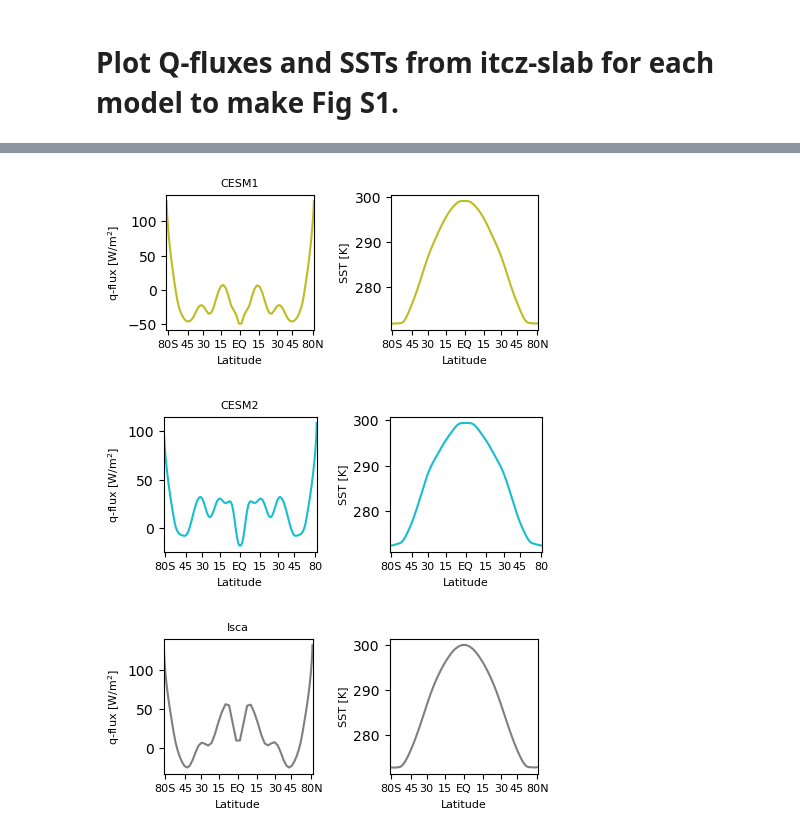
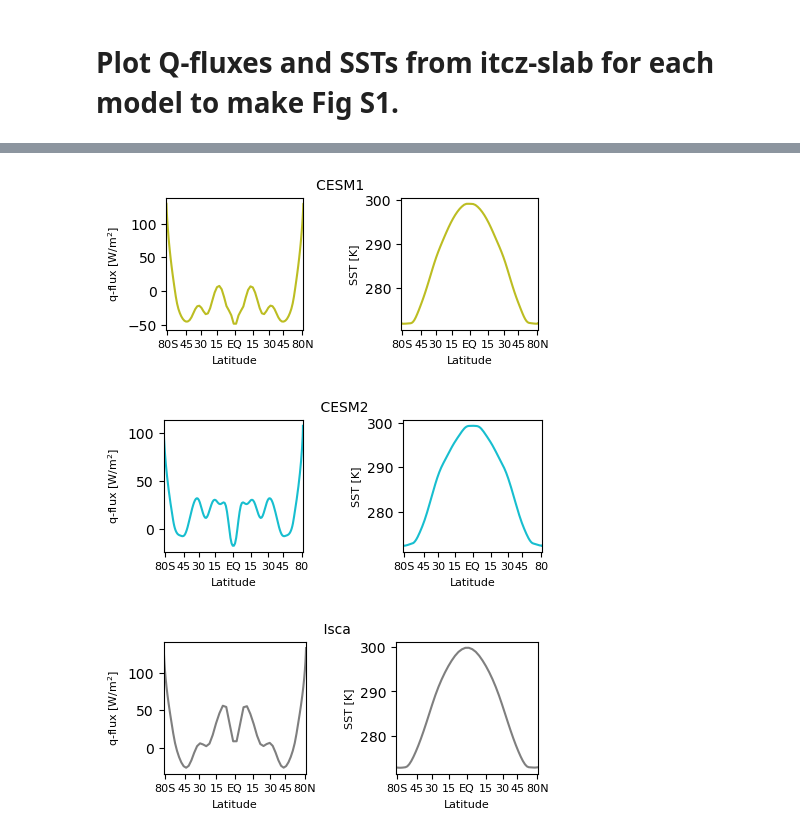
Before and after one commit to apendergrass/width-itcz-mip, a Jupyter notebook: plot-SST-F.ipynb, the cells around one changed output, grey strips where cells are left out. Cells and saved outputs as stored; diff of their text form; code cells hidden in the pictures.

```diff
--- a/plot-SST-F.ipynb
+++ b/plot-SST-F.ipynb
@@ -274,8 +274,8 @@ ctl_data = data[model][exp_plot_ctl]
     ax1.set_xticklabels(plot_xtick_labels,fontsize=8)
     ax1.set_xlabel("Latitude",fontsize=8)
 
-    ax1.set_title(thismodel,fontsize=8)
 
+    ax1.set_title(" "+thismodel,fontsize=10,loc="right",ha="left")
 
 
 
@@ -426,7 +415,7 @@ ds3 = xr.open_dataset("./data/CESM1/ctl-slab-sst.nc")
     ax1.set_xticklabels(plot_xtick_labels,fontsize=8)
     ax1.set_xlabel("Latitude",fontsize=8)
 
-    ax1.set_title(thismodel,fontsize=8)
+    ax1.set_title("   "+thismodel,fontsize=10,loc="right",ha="left")
 
 
 
@@ -496,7 +485,7 @@ ds3 = xr.open_dataset("./data/CESM1/ctl-slab-sst.nc")
 
     plt.savefig(os.path.join(fig_dir, "cesm1-qflux.eps"))
 # %% [output]
-[figure, old version]
+[figure, new version]
 # %%
 ds2 = xr.open_dataset("data/CESM2/qflux-uniform.nc")
 # %%
@@ -643,7 +632,7 @@ if var_plot is None:
 
     #axes[0].set_ylabel("Precipitation [mm day$^{-1}$]",fontsize=8)
 
-    ax1.set_title(thismodel,fontsize=8)
+    ax1.set_title("    "+thismodel,fontsize=10,loc="right",ha="left")
 
 
     axes[0].legend(fontsize=8, frameon=False)
@@ -662,34 +651,34 @@ if var_plot is None:
     #axes[0].set_ylabel("Precipitation [mm day$^{-1}$]",fontsize=8)
 
     for ax in axes[:]:
         for line in ax.lines:
             lab = line.get_label()
             if lab in A_labels:
                 line.set_color(colors[model])
 
     axes[0].legend(fontsize=8, frameon=False)
     axes[0].legend().set_visible(False)
 
 
     axes[0].set_ylabel("q-flux [W/m$^2$]",fontsize=8)
 
     axes[1].set_ylabel("SST [K]",fontsize=8)
 
 
 
     plt.tight_layout()
 
 
 
 
 
 
     plt.tight_layout()
 
 
     plt.savefig(os.path.join(fig_dir, "cesm2-qflux.eps"))
 # %% [output]
-[figure, old version]
+[figure, new version]
 # %%
 model_list = ["GFDL-AM2", "CESM1", "CESM2", "Isca"]
 
@@ -778,9 +767,9 @@ ds5 = xr.open_dataset("data/Isca/itcz_mip_q_flux.nc")
     ax1.set_xticklabels(plot_xtick_labels,fontsize=8)
     ax1.set_xlabel("Latitude",fontsize=8)
 
-    ax1.set_title(thismodel,fontsize=8)
+    ax1.set_title("    "+thismodel,fontsize=10,loc="right",ha="left")
 
-
+    #plt.text(1,1,thismodel,fontsize=10,transform=ax.transAxes)
 
 
     variable = "ts"
@@ -845,6 +834,7 @@ ds5 = xr.open_dataset("data/Isca/itcz_mip_q_flux.nc")
     plt.tight_layout()
 
 
+
     plt.savefig(os.path.join(fig_dir, "isca-qflux.eps"))
 # %% [output]
-[figure, old version]
+[figure, new version]
```
Also changed, not shown: parts of 2 cells of this notebook.
